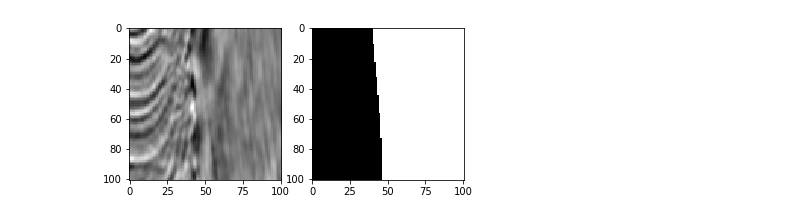
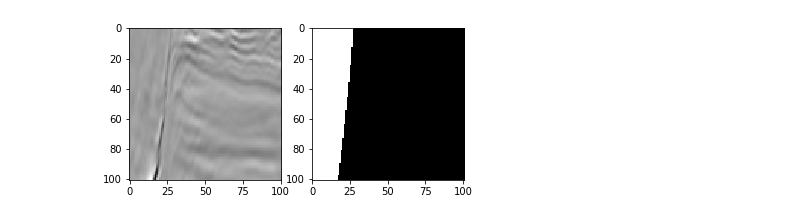
Before and after one commit to abskj/tgs_salt_detection, a Jupyter notebook: notebooks/exploratory/ImageExp2.ipynb, the cells around one changed output. Cells and saved outputs as stored; diff of their text form; code cells hidden in the pictures.

```diff
--- a/notebooks/exploratory/ImageExp2.ipynb
+++ b/notebooks/exploratory/ImageExp2.ipynb
@@ -9,15 +9,15 @@ data = '../../data/raw'
 train = pd.read_csv('../../data/raw/train.csv')
 depths = pd.read_csv('../../data/raw/depths.csv')
 # %%
-x=1360
+x=5
 img = cv2.imread(data+'/train/images/'+train.iloc[x][0]+'.png')
 out = cv2.imread(data+'/train/masks/'+train.iloc[x][0]+'.png')
 fig,axlist = plt.subplots(nrows=1,ncols=2)
 axlist.ravel()[0].imshow(img)
 axlist.ravel()[1].imshow(out)
 gray = cv2.cvtColor(img,cv2.COLOR_BGR2GRAY)
 # %% [output]
-[figure, old version]
+[figure, new version]
 # %%
 elKernel = cv2.getStructuringElement(cv2.MORPH_ELLIPSE, (13,13))
 gradient=cv2.morphologyEx(gray,cv2.MORPH_GRADIENT,elKernel)
```
Also changed, not shown: parts of 2 cells of this notebook, 21 other files.
